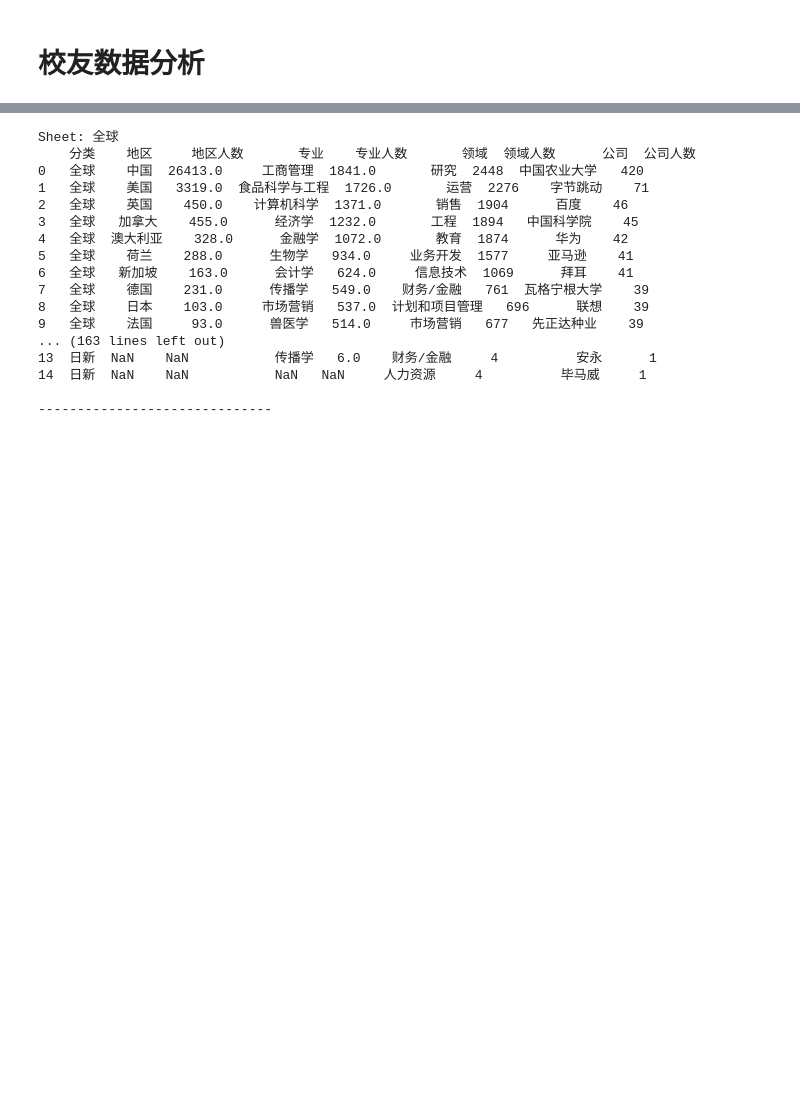
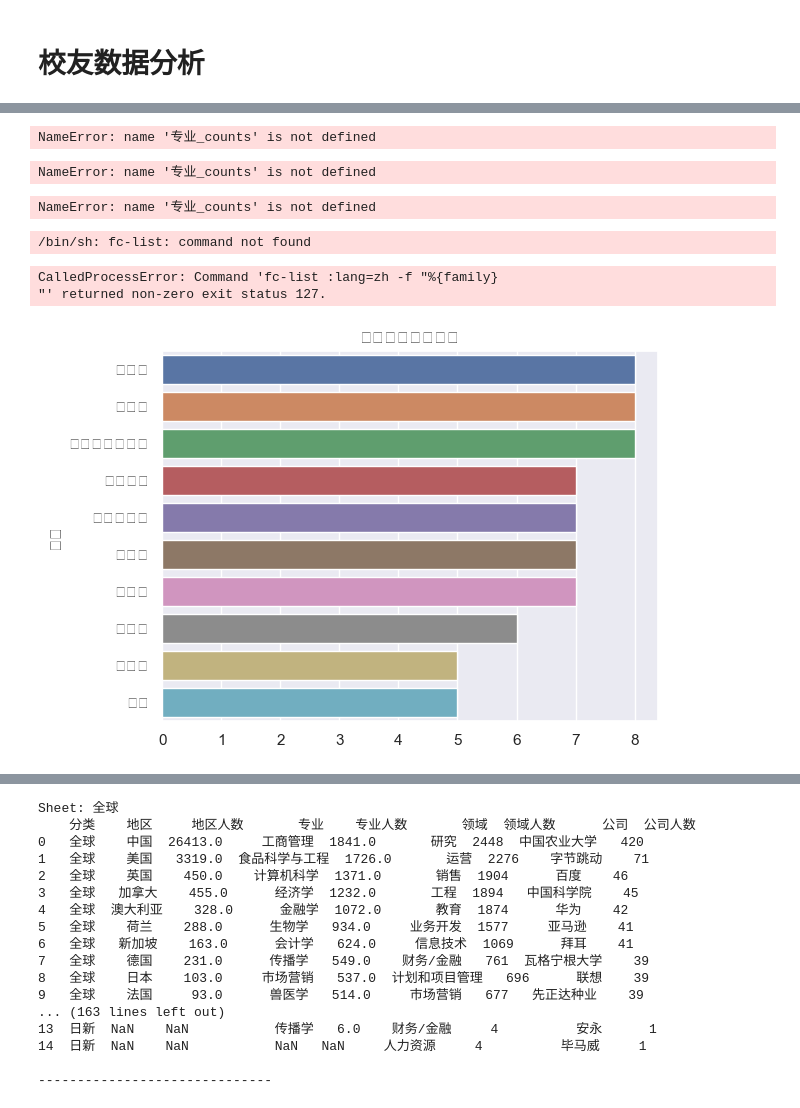
Before and after one commit to MirandaZhao/CAU-Alumni-Analysis, a Jupyter notebook: Alumni Analysis.ipynb, the cells around one changed output, grey strips where cells are left out. Cells and saved outputs as stored; diff of their text form; code cells hidden in the pictures; blank space fills up the shorter version.

```diff
--- a/Alumni Analysis.ipynb
+++ b/Alumni Analysis.ipynb
@@ -282,0 +178,70 @@ plt.show()
+# %%
+subset = 专业_counts[:10]
+sns.barplot(y = subset.index, x = subset.values)
+plt.title("专业受欢迎程度表")
+# %% [output]
+NameError: name '专业_counts' is not defined
+# %%
+import matplotlib.pyplot as plt
+plt.rcParams['font.sans-serif'] = ['SimHei']
+# %%
+import matplotlib.pyplot as plt
+import seaborn as sns
+
+# 设置字体为 'SimHei'
+plt.rcParams['font.sans-serif'] = ['Arial']
+plt.rcParams['axes.unicode_minus'] = False  # 用来正常显示负号
+
+# 你的其他代码...
+subset = 专业_counts[:10]
+sns.barplot(y=subset.index, x=subset.values)
+plt.title("专业受欢迎程度表")
+plt.show()
+# %% [output]
+NameError: name '专业_counts' is not defined
+# %%
+import matplotlib.pyplot as plt
+import seaborn as sns
+
+# 设置字体为 'SimHei'
+plt.rcParams['font.sans-serif'] = ['SimHei']
+plt.rcParams['axes.unicode_minus'] = False  # 用来正常显示负号
+
+# 你的其他代码...
+subset = 专业_counts[:10]
+sns.barplot(y=subset.index, x=subset.values)
+plt.title("专业受欢迎程度表")
+plt.show()
+# %% [output]
+NameError: name '专业_counts' is not defined
+# %%
+from matplotlib.font_manager import FontManager
+import subprocess
+
+fm = FontManager()
+mat_fonts = set(f.name for f in fm.ttflist)
+
+output = subprocess.check_output('fc-list :lang=zh -f "%{family}\n"', shell=True)
+output = output.decode('utf-8')
+zh_fonts = set(output.split('\n'))
+
+available_fonts = mat_fonts & zh_fonts
+print(available_fonts)
+# %% [output]
+/bin/sh: fc-list: command not found
+CalledProcessError: Command 'fc-list :lang=zh -f "%{family}
+"' returned non-zero exit status 127.
+# %%
+import matplotlib.pyplot as plt
+import seaborn as sns
+
+# 使用seaborn设置中文字体
+sns.set(font='Arial')
+
+# 你的其他代码...
+subset = major_counts[:10]
+sns.barplot(y=subset.index, x=subset.values)
+plt.title("专业受欢迎程度表")
+plt.show()
+# %% [output]
+[figure, added]
```
Also changed, not shown: parts of 48 cells of this notebook.
